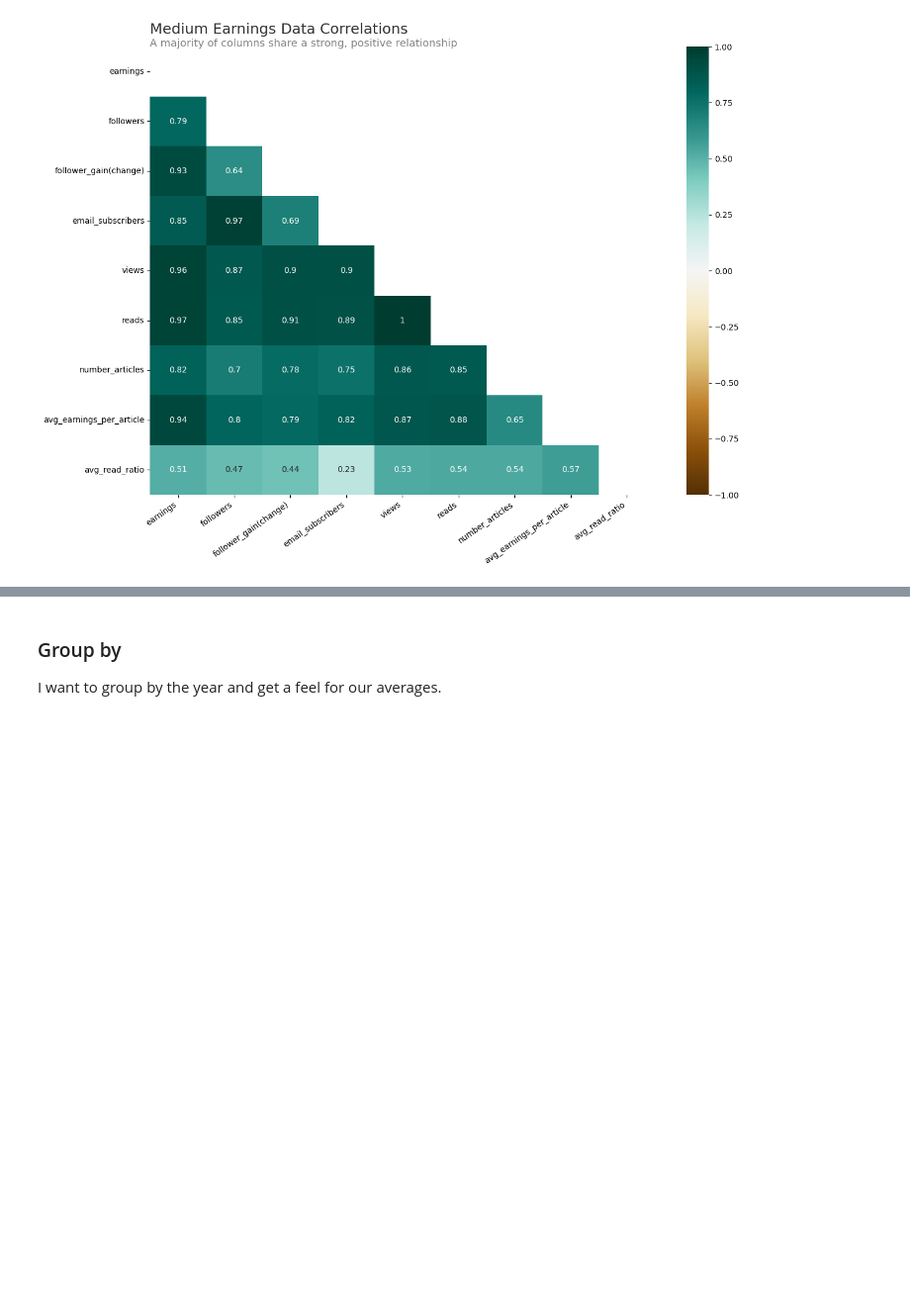
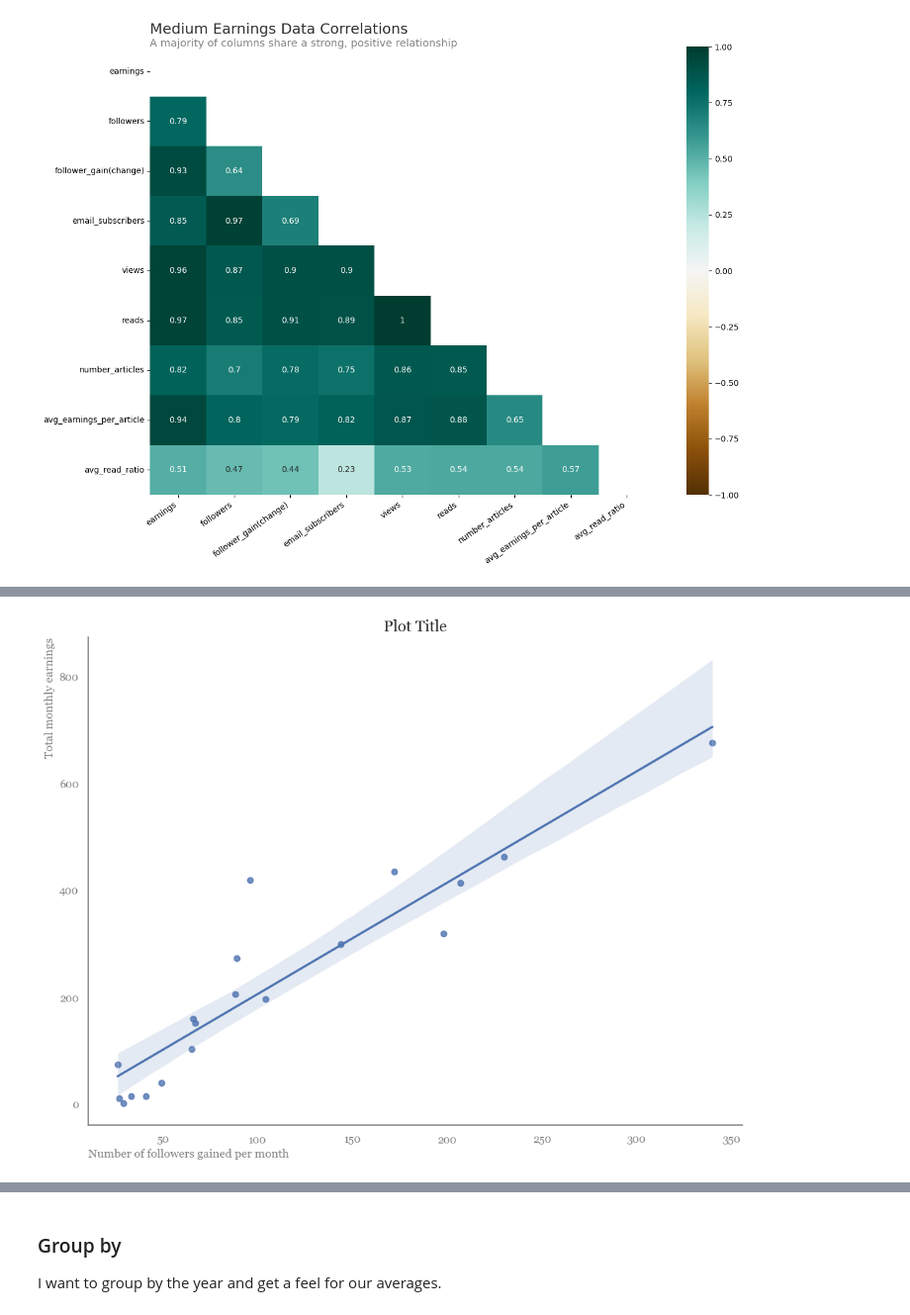
Before and after one commit to paul-trood/medium_earnings, a Jupyter notebook: 02_data_analysis.ipynb, the cells around one changed output, grey strips where cells are left out. Shown at 99% size. Saved outputs shown, nothing was run; the diff lists cells and outputs as text; code cells hidden in the pictures; blank space fills up the shorter version.

Commit message:
created two scatter plots

```diff
--- a/02_data_analysis.ipynb
+++ b/02_data_analysis.ipynb
@@ -204,0 +219,24 @@ Compounding vs. Instant Impact: Do old articles contribute more to current earni
+# %%
+sns.set_theme(style="white", palette=None, font="Georgia")
+# %%
+# Scatter plot
+fig, ax = plt.subplots(figsize = (12,9))
+g = sns.regplot(data=dataframe, x="follower_gain(change)", y="earnings")
+sns.despine()
+
+for spine in ax.spines.values(): # set color of spines
+    spine.set_color("grey")
+
+# Change x-axis tick color
+ax.tick_params(axis='x', colors='grey')
+
+# Change y-axis tick color
+ax.tick_params(axis='y', colors='grey')
+
+plt.xlabel("Number of followers gained per month", loc = "left", fontsize=12, color = "grey")
+plt.ylabel("Total monthly earnings", loc="top", fontsize=12, color = "grey")
+
+plt.title("Plot Title", fontsize=16)
+plt.show()
+# %% [output]
+[figure, added]
```
Also changed, not shown: parts of 4 cells of this notebook.
